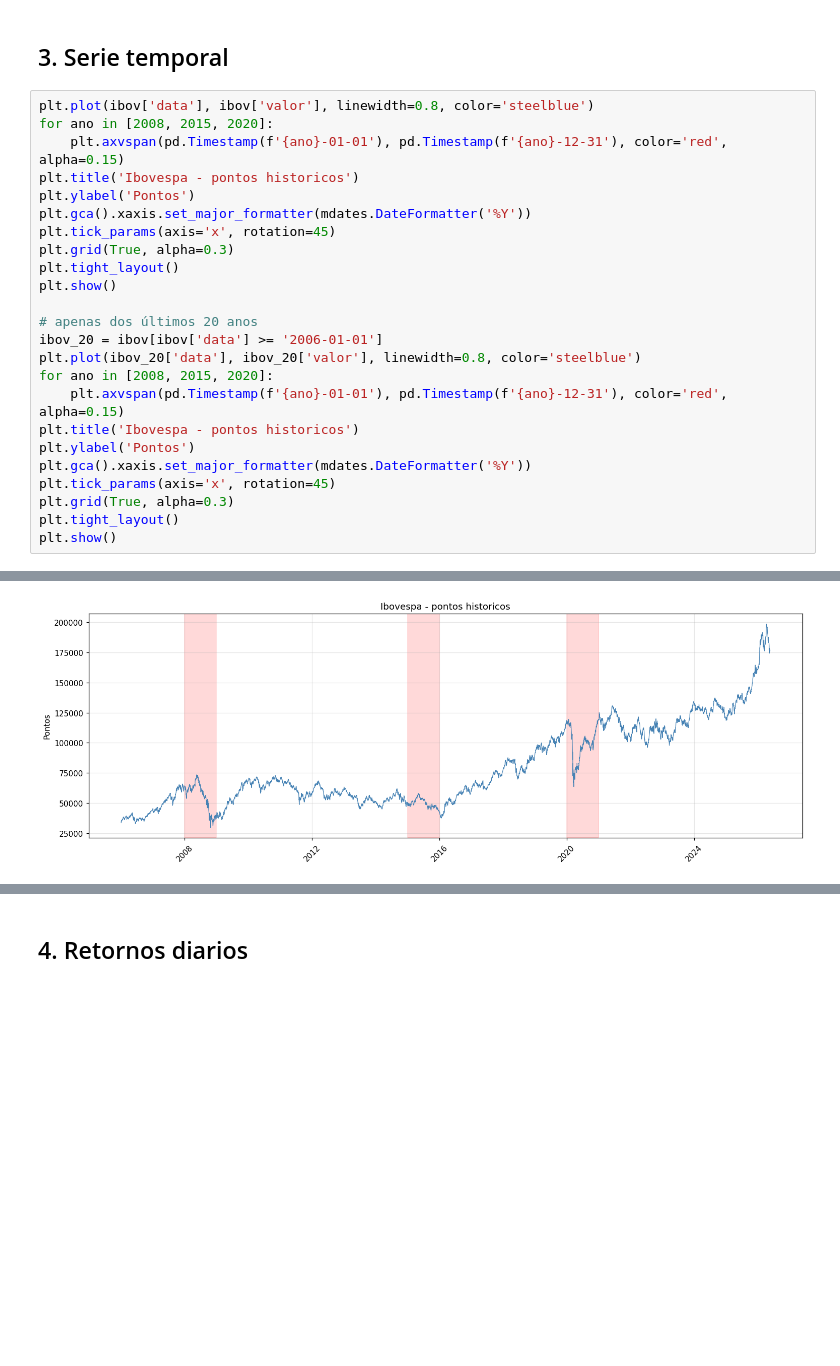
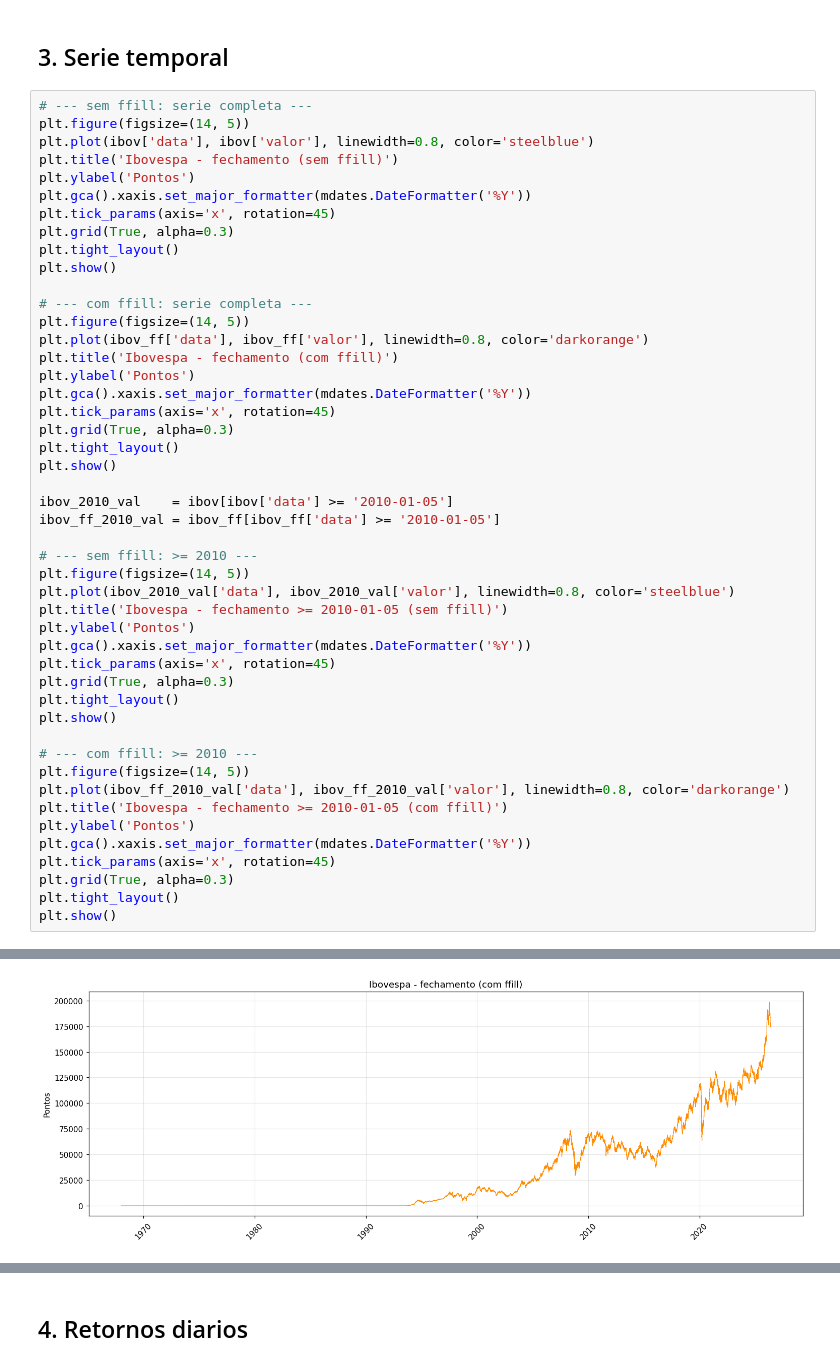
Before and after one commit to lumpleme/ML-previsoes-B3, a Jupyter notebook: analise_retorno.ipynb, the cells around one changed output, grey strips where cells are left out. Saved outputs shown, nothing was run; the diff lists cells and outputs as text; blank space fills up the shorter version.

```diff
--- a/analise_retorno.ipynb
+++ b/analise_retorno.ipynb
@@ -73,10 +145,10 @@ Name: valor, dtype: float64
 # %% [markdown]
 ## 3. Serie temporal
 # %%
+# --- sem ffill: serie completa ---
+plt.figure(figsize=(14, 5))
 plt.plot(ibov['data'], ibov['valor'], linewidth=0.8, color='steelblue')
-for ano in [2008, 2015, 2020]:
-    plt.axvspan(pd.Timestamp(f'{ano}-01-01'), pd.Timestamp(f'{ano}-12-31'), color='red', alpha=0.15)
-plt.title('Ibovespa - pontos historicos')
+plt.title('Ibovespa - fechamento (sem ffill)')
 plt.ylabel('Pontos')
 plt.gca().xaxis.set_major_formatter(mdates.DateFormatter('%Y'))
 plt.tick_params(axis='x', rotation=45)
@@ -84,16 +156,39 @@ plt.grid(True, alpha=0.3)
 plt.tight_layout()
 plt.show()
 
-# apenas dos últimos 20 anos
-ibov_20 = ibov[ibov['data'] >= '2006-01-01']
-plt.plot(ibov_20['data'], ibov_20['valor'], linewidth=0.8, color='steelblue')
-for ano in [2008, 2015, 2020]:
-    plt.axvspan(pd.Timestamp(f'{ano}-01-01'), pd.Timestamp(f'{ano}-12-31'), color='red', alpha=0.15)
-plt.title('Ibovespa - pontos historicos')
+# --- com ffill: serie completa ---
+plt.figure(figsize=(14, 5))
+plt.plot(ibov_ff['data'], ibov_ff['valor'], linewidth=0.8, color='darkorange')
+plt.title('Ibovespa - fechamento (com ffill)')
 plt.ylabel('Pontos')
 plt.gca().xaxis.set_major_formatter(mdates.DateFormatter('%Y'))
 plt.tick_params(axis='x', rotation=45)
 plt.grid(True, alpha=0.3)
 plt.tight_layout()
 plt.show()
+
+ibov_2010_val    = ibov[ibov['data'] >= '2010-01-05']
+ibov_ff_2010_val = ibov_ff[ibov_ff['data'] >= '2010-01-05']
+
+# --- sem ffill: >= 2010 ---
+plt.figure(figsize=(14, 5))
+plt.plot(ibov_2010_val['data'], ibov_2010_val['valor'], linewidth=0.8, color='steelblue')
+plt.title('Ibovespa - fechamento >= 2010-01-05 (sem ffill)')
+plt.ylabel('Pontos')
+plt.gca().xaxis.set_major_formatter(mdates.DateFormatter('%Y'))
+plt.tick_params(axis='x', rotation=45)
+plt.grid(True, alpha=0.3)
+plt.tight_layout()
+plt.show()
+
+# --- com ffill: >= 2010 ---
+plt.figure(figsize=(14, 5))
+plt.plot(ibov_ff_2010_val['data'], ibov_ff_2010_val['valor'], linewidth=0.8, color='darkorange')
+plt.title('Ibovespa - fechamento >= 2010-01-05 (com ffill)')
+plt.ylabel('Pontos')
+plt.gca().xaxis.set_major_formatter(mdates.DateFormatter('%Y'))
+plt.tick_params(axis='x', rotation=45)
+plt.grid(True, alpha=0.3)
+plt.tight_layout()
+plt.show()
 # %% [output]
@@ -101 +196 @@ plt.show()
-[figure, old version]
+[figure, new version]
```
Also changed, not shown: parts of 7 cells of this notebook, 4 other files.
